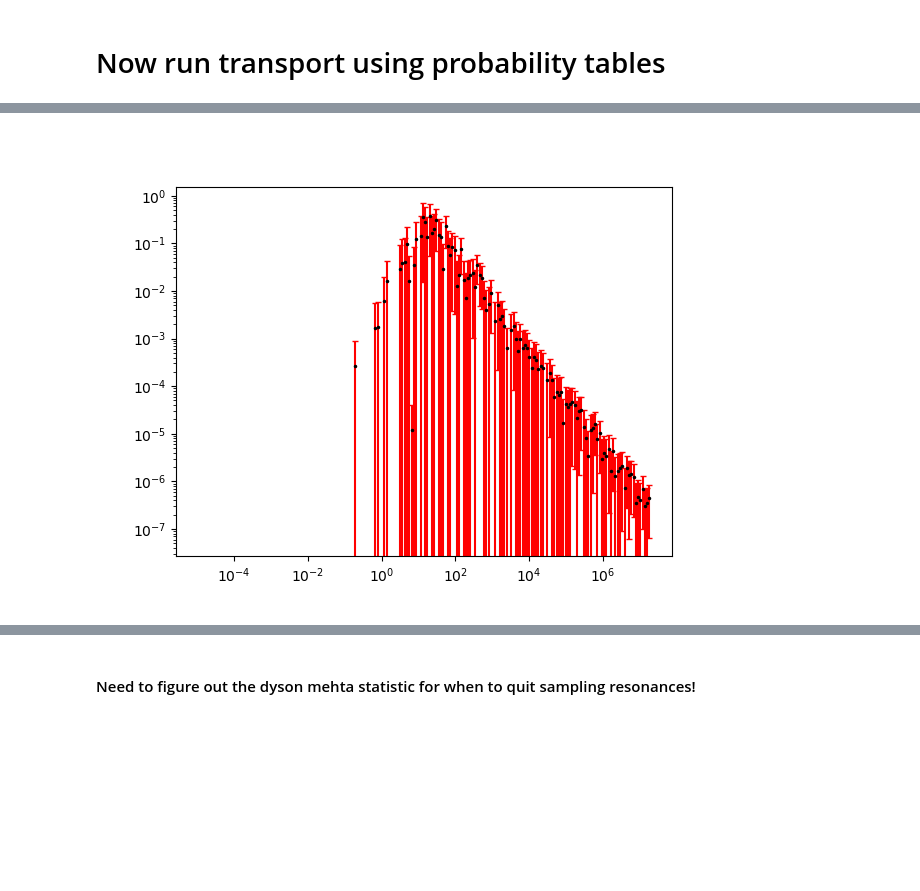
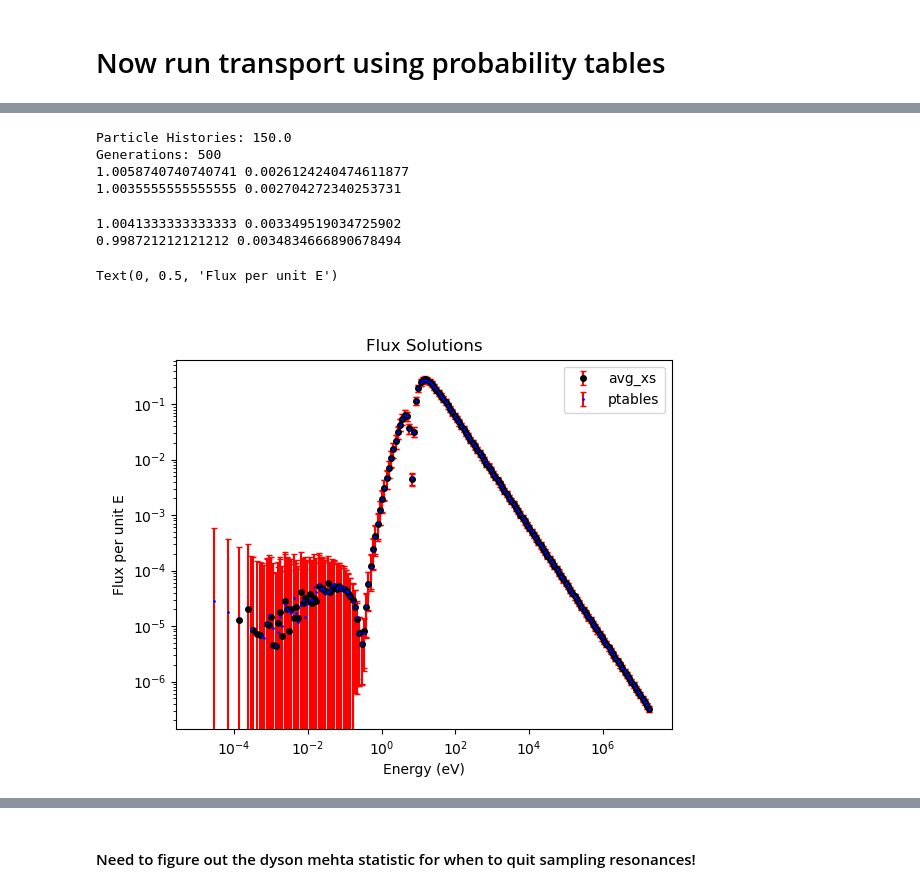
Before and after one commit to Naww137/neutron_transport, a Jupyter notebook: IncludeURR.ipynb, the cells around one changed output, grey strips where cells are left out. Saved outputs shown, nothing was run; the diff lists cells and outputs as text; code cells hidden in the pictures; blank space fills up the shorter version.

```diff
--- a/IncludeURR.ipynb
+++ b/IncludeURR.ipynb
@@ -287,7 +289,7 @@ def tally_rxn(tally, sigma, bindex):
     return tally
 
 
-TotBins, vTotBins = setup_reaction_xs_bins(2e-0, 1e1, 4)
+TotBins, vTotBins = setup_reaction_xs_bins(2e-1, 1e0, 4)
 
 # figure()
 # for each in vTotBins:
@@ -298,7 +300,7 @@ TotBins, vTotBins = setup_reaction_xs_bins(2e-0, 1e1, 4)
 ### Generate PTable
 # %%
 batches = 10
-histories = 50
+histories = 100
 
 TotTally = np.zeros((batches,len(TotBins)+2))
 CapTally = np.zeros((batches,len(TotBins)+2))
@@ -316,7 +318,7 @@ for ibatch in range(batches):
     for ihist in range(histories):
 
         # sample a xs history at E_ref
-        u8_URR_ladder = get_resonance_ladder(E_ref, 100)
+        u8_URR_ladder = get_resonance_ladder(E_ref, 700)
         u8_URR = material_definitions.isotope(pair_constants_u8, u8_URR_ladder, Nu8, 0)
         tot, cap, scat, fis = calculate_xs_history(URR_energy, E_ref, u8_URR)
         rxn_means += np.array([tot, cap, scat, fis]).T
@@ -355,5 +370,5 @@ print(rxn_means[0,0])
 # Now run transport using probability tables
 # %%
 ptables_list = [PTable, TotTable, CapTable, ScatTable, FisTable]
-URR_Erange = np.array([20,149])*1e3
-[Sig_t, Sig_g, Sig_s, Sig_f] = rxn_means.flatten()
+URR_Erange = np.array([20,149*1e3])
+avg_URR_xs = rxn_means.flatten()
@@ -404,10 +375,53 @@ import SPiderFighTer
+# %%
+#### problem 4
+N = 1.5e2
+G = 500
+print(f'Particle Histories: {N}')
+print(f'Generations: {G}')
+
+Emin = 1e-5
+Emax = 2e7
+iEbins = 200
+rng = np.random.default_rng()
+
+# tally_avg = tallies.tallies(Emin, Emax, iEbins)
+tally_avg = functions_for_transport.transport_loop_0D_CE(N, G, tally_avg, mat, rng, URR_Erange, None, avg_URR_xs)
+k_avg, kvar_avg, flux_avg = tally_avg.final_analysis()
+
+# tally_ptables = tallies.tallies(Emin, Emax, iEbins)
+tally_ptables = functions_for_transport.transport_loop_0D_CE(N, G, tally_ptables, mat, rng, URR_Erange, ptables_list, None)
+k_ptables, kvar_ptables, flux_ptables = tally_ptables.final_analysis()
+
+print(k_avg, kvar_avg)
+print(k_ptables, kvar_ptables)
+# %% [output]
+Particle Histories: 150.0
+Generations: 500
+1.0058740740740741 0.0026124240474611877
+1.0035555555555555 0.002704272340253731
+# %%
+# import SPiderFighTer
+print(k_avg, kvar_avg)
+print(k_ptables, kvar_ptables)
+# %% [output]
+1.0041333333333333 0.003349519034725902
+0.998721212121212 0.0034834666890678494
 # %%
 # %%
 figure()
-errorbar(tally.Ebins, collision_based_scalar_flux[0], yerr=np.sqrt(collision_based_scalar_flux[1]),
-                                                            fmt='.', color='k', ms=3, ecolor='r', capsize=2)
+errorbar(tally_avg.Ebins, flux_avg[0], yerr=np.sqrt(flux_avg[1]),
+                                                            fmt='.', color='k', ms=8, ecolor='r', capsize=2,
+                                                            label='avg_xs')
+errorbar(tally_ptables.Ebins, flux_ptables[0], yerr=np.sqrt(flux_ptables[1]),
+                                                            fmt='.', color='b', ms=2, ecolor='r', capsize=2,
+                                                            label='ptables')
 
 xscale('log')
 yscale('log')
+legend()
+title('Flux Solutions')
+xlabel('Energy (eV)')
+ylabel('Flux per unit E')
 # %% [output]
+Text(0, 0.5, 'Flux per unit E')
-[figure, old version]
+[figure, new version]
```
Also changed, not shown: parts of 12 cells of this notebook, 1 other file.
